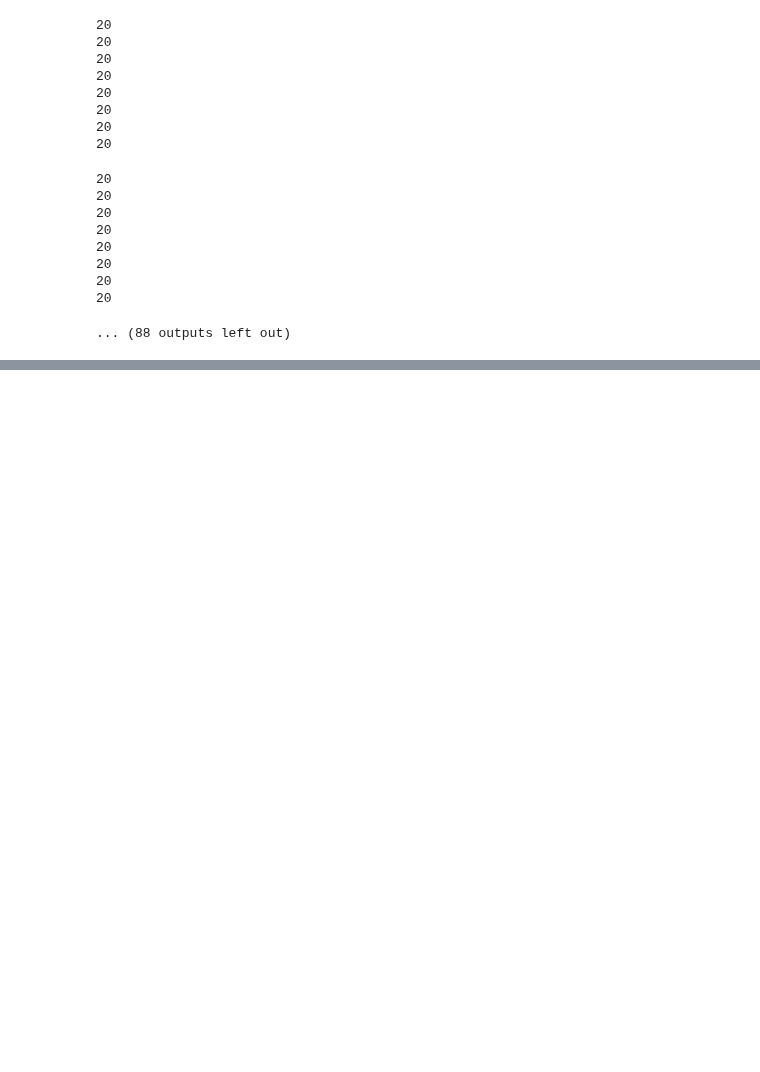
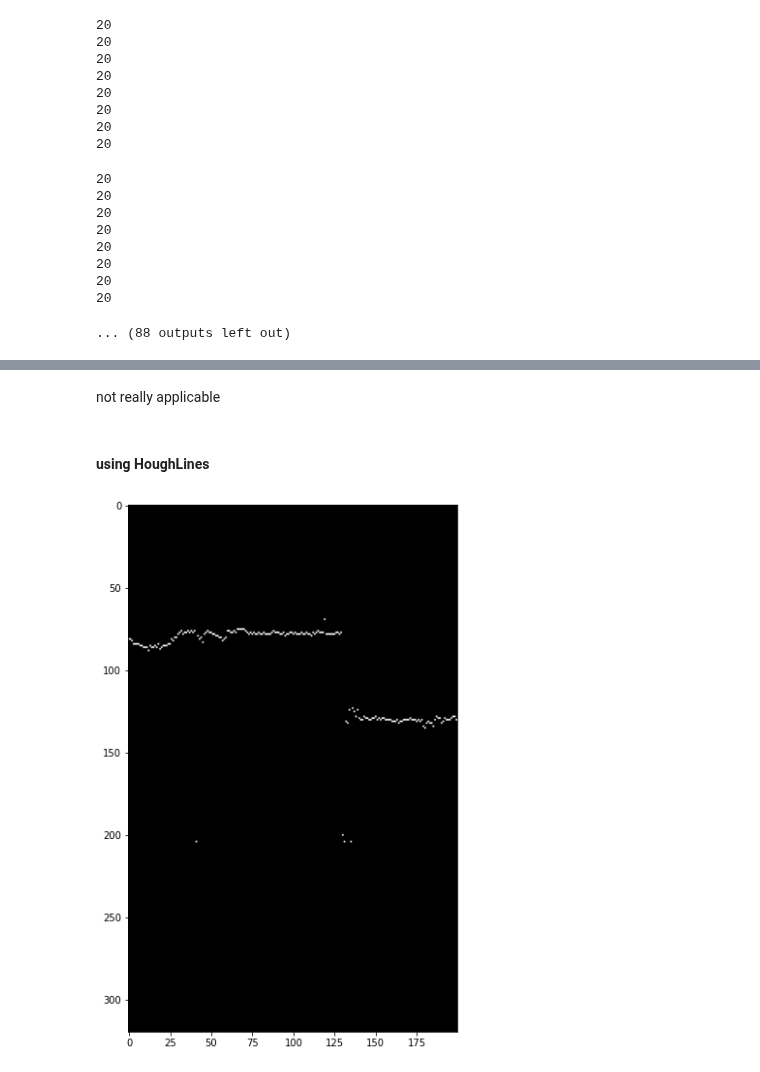
Before and after one commit to Custom-Surgical-GmbH/Cataract-Surgery-Training-Explorations, a Jupyter notebook: opencv_explorations/outlier_detection_methods.ipynb, the cells around one changed output, grey strips where cells are left out. Drawn from its saved outputs; the diff is of its cells as text; code cells hidden in the pictures; blank space fills up the shorter version.

```diff
--- a/opencv_explorations/outlier_detection_methods.ipynb
+++ b/opencv_explorations/outlier_detection_methods.ipynb
@@ -459,0 +490,14 @@ array([335.5, 333.5, 333.5], dtype=float32)
+# %% [markdown]
+not really applicable
+# %% [markdown]
+#### using HoughLines
+# %%
+radius_image = np.zeros((np.max(base_value.shape)//2, points.shape[0]), dtype='uint8')
+for p in points:
+    radius_image[round(p[1]), round(p[0])] = 255
+
+fig, plot = plt.subplots(1, 1, figsize=(20,10))
+plot.imshow(radius_image, cmap='gray')
+plt.show()
+# %% [output]
+[figure, added]
```
Also changed, not shown: parts of 9 cells of this notebook, 1 other file.
